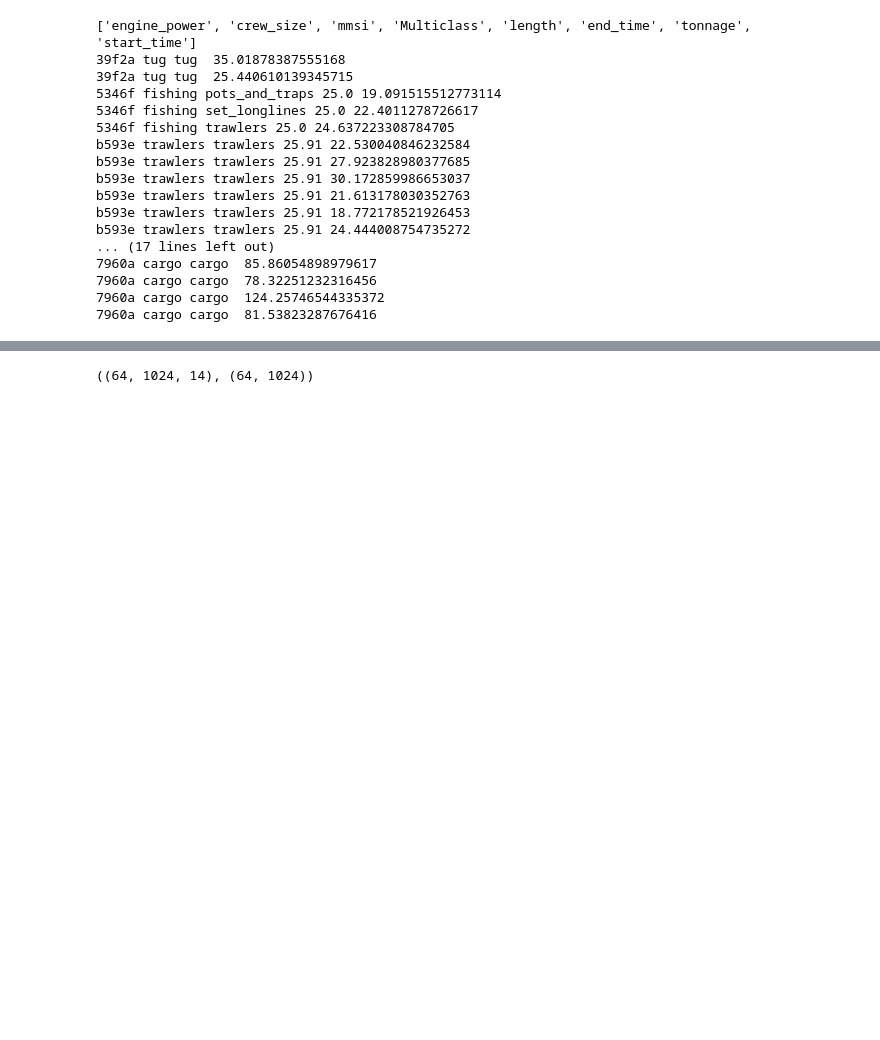
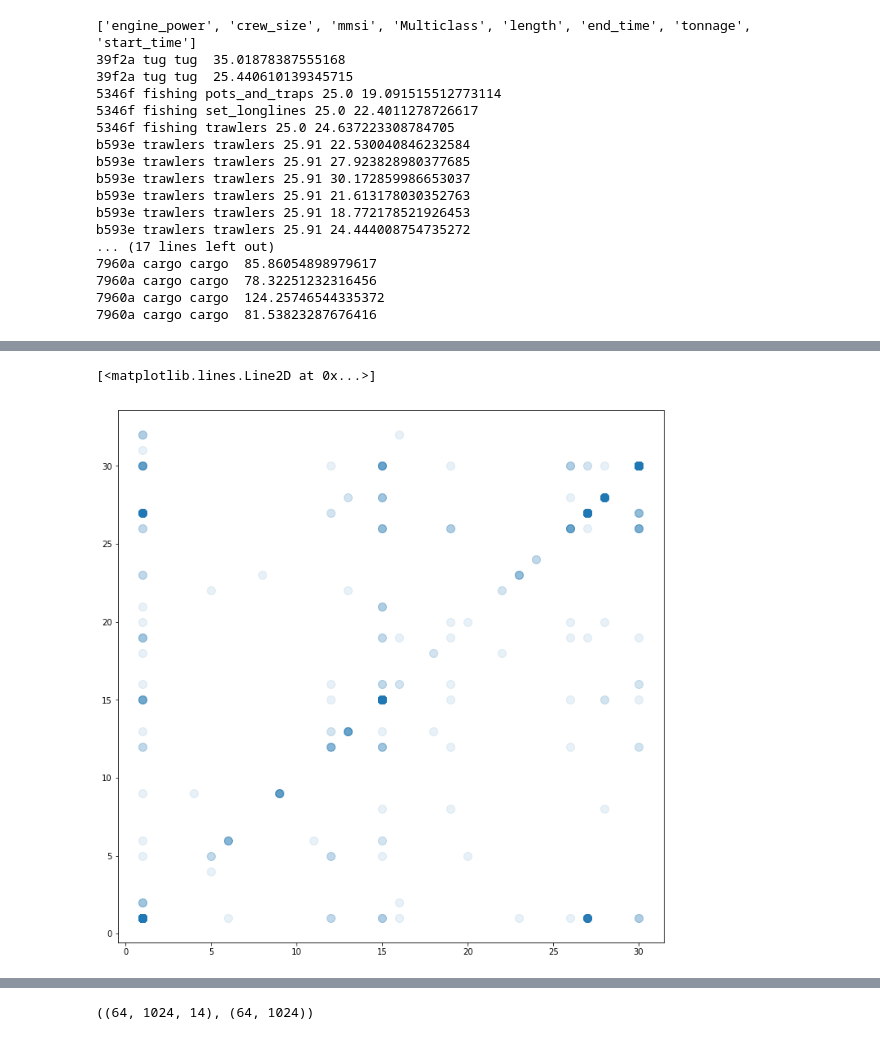
Before and after one commit to GlobalFishingWatch/vessel-classification, a Jupyter notebook: TestInference.ipynb, the cells around one changed output, grey strips where cells are left out. Drawn from its saved outputs; the diff is of its cells as text; code cells hidden in the pictures; blank space fills up the shorter version.

```diff
--- a/TestInference.ipynb
+++ b/TestInference.ipynb
@@ -334,0 +326,16 @@ b593e trawlers trawlers 25.91 26.4022423512
+# %%
+keys = [x['label'] for x in results_df.iloc[0].label_scores]
+x = []
+y = []
+for result in results_df.itertuples():
+    y.append(keys.index(result.max_label))
+    vid = result.vessel_id
+    lbl = vessel_metadata.metadata_by_mmsi[vid][0]['label']
+    x.append(keys.index(lbl))
+
+plt.figure(figsize=(12, 12))
+plt.plot(x, y, '.', markersize=20, alpha = 0.1)
+# keys
+# %% [output]
+[<matplotlib.lines.Line2D at 0x...>]
+[figure, added]
```
Also changed, not shown: parts of 6 cells of this notebook.
